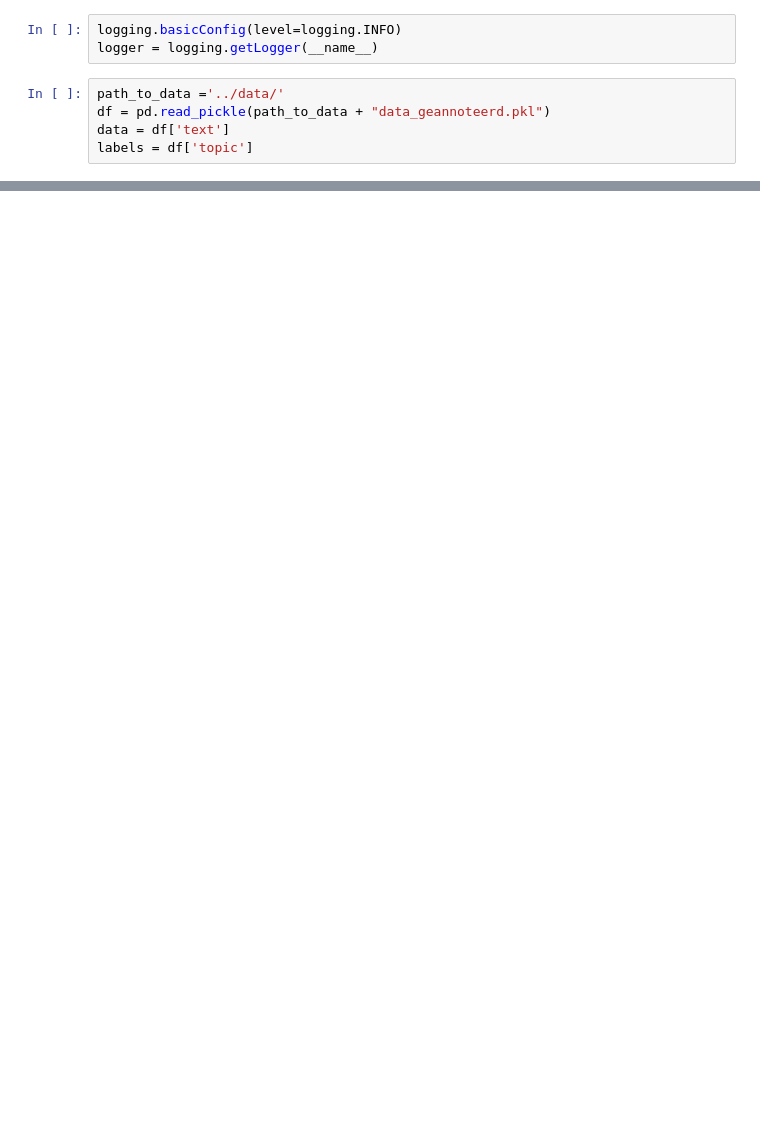
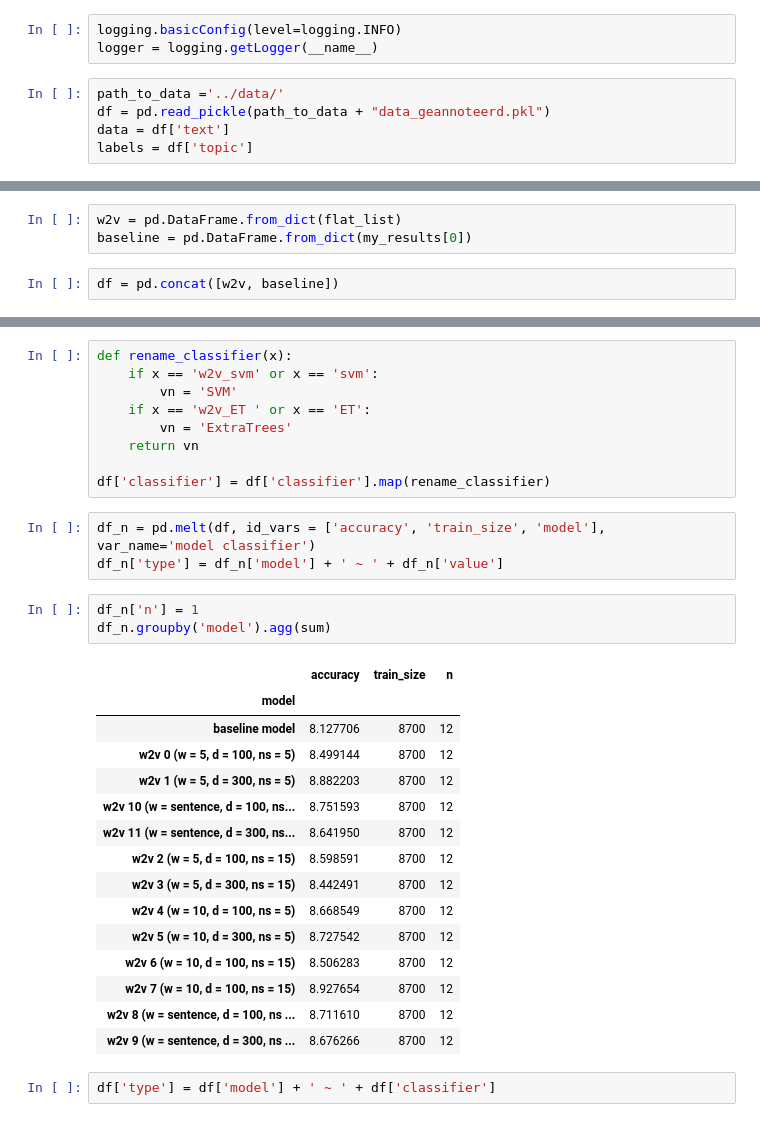
Before and after one commit to annekroon/AEM, a Jupyter notebook: notebooks/SGD_ET.ipynb, the cells around one changed output, grey strips where cells are left out. Saved outputs shown, nothing was run; the diff lists cells and outputs as text; blank space fills up the shorter version.

```diff
--- a/notebooks/SGD_ET.ipynb
+++ b/notebooks/SGD_ET.ipynb
@@ -241,0 +279,5 @@ Created dataframe
+# %%
+w2v = pd.DataFrame.from_dict(flat_list)
+baseline = pd.DataFrame.from_dict(my_results[0])
+# %%
+df = pd.concat([w2v, baseline])
@@ -242 +315,34 @@ Created dataframe
+# %%
+def rename_classifier(x):
+    if x == 'w2v_svm' or x == 'svm':
+        vn = 'SVM'
+    if x == 'w2v_ET ' or x == 'ET':
+        vn = 'ExtraTrees'
+    return vn
+
+df['classifier'] = df['classifier'].map(rename_classifier)
+# %%
+df_n = pd.melt(df, id_vars = ['accuracy', 'train_size', 'model'], var_name='model classifier')
+df_n['type'] = df_n['model'] + ' ~ ' + df_n['value']
+# %%
+df_n['n'] = 1
+df_n.groupby('model').agg(sum)
+# %% [output]
+|  | accuracy | train_size | n |
+| model |  |  |  |
+| baseline model | 8.127706 | 8700 | 12 |
+| w2v 0 (w = 5, d = 100, ns = 5) | 8.499144 | 8700 | 12 |
+| w2v 1 (w = 5, d = 300, ns = 5) | 8.882203 | 8700 | 12 |
+| w2v 10 (w = sentence, d = 100, ns... | 8.751593 | 8700 | 12 |
+| w2v 11 (w = sentence, d = 300, ns... | 8.641950 | 8700 | 12 |
+| w2v 2 (w = 5, d = 100, ns = 15) | 8.598591 | 8700 | 12 |
+| w2v 3 (w = 5, d = 300, ns = 15) | 8.442491 | 8700 | 12 |
+| w2v 4 (w = 10, d = 100, ns = 5) | 8.668549 | 8700 | 12 |
+| w2v 5 (w = 10, d = 300, ns = 5) | 8.727542 | 8700 | 12 |
+| w2v 6 (w = 10, d = 100, ns = 15) | 8.506283 | 8700 | 12 |
+| w2v 7 (w = 10, d = 100, ns = 15) | 8.927654 | 8700 | 12 |
+| w2v 8 (w = sentence, d = 100, ns ... | 8.711610 | 8700 | 12 |
+| w2v 9 (w = sentence, d = 300, ns ... | 8.676266 | 8700 | 12 |
+# %%
+df['type'] = df['model'] + ' ~ ' + df['classifier']
 # %%
```
Also changed, not shown: parts of 13 cells of this notebook.
